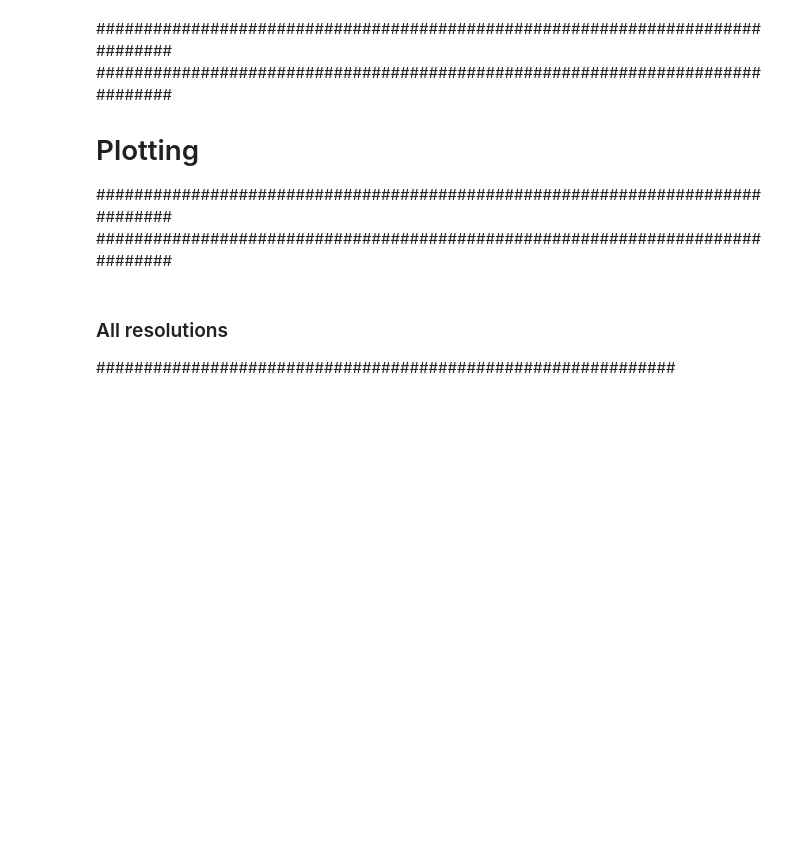
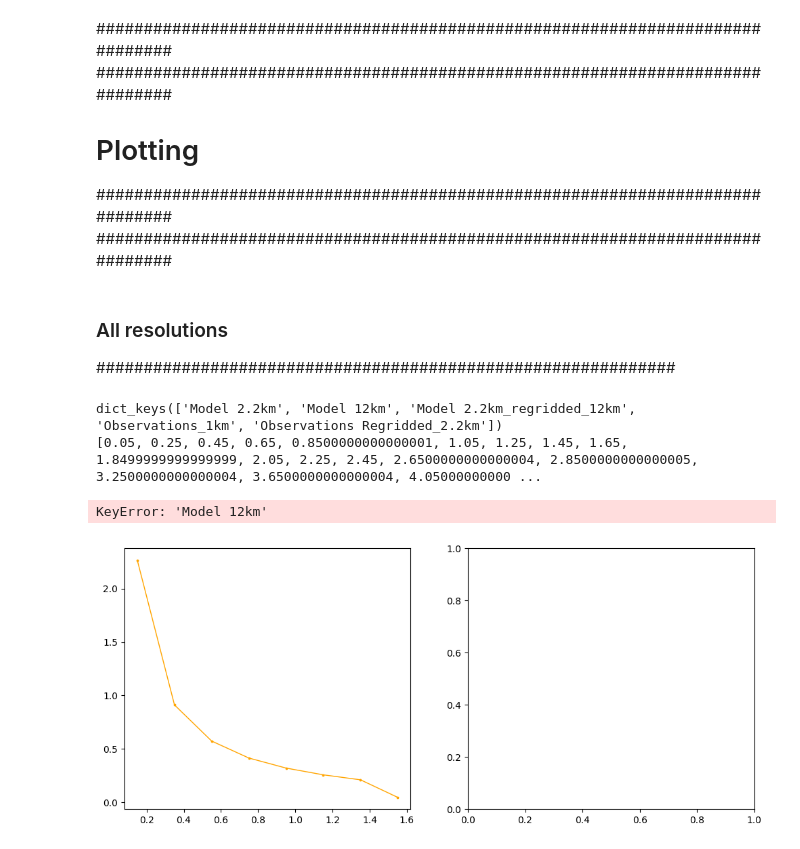
Before and after one commit to masher92/UKCP18, a Jupyter notebook: UKCP18_Validation/PrecipitationPDFs/leeds-at-centre/Compare_RCM_CPM_OBS.ipynb, the cells around one changed output. Drawn from its saved outputs; the diff is of its cells as text; code cells hidden in the pictures; blank space fills up the shorter version.

```diff
--- a/UKCP18_Validation/PrecipitationPDFs/leeds-at-centre/Compare_RCM_CPM_OBS.ipynb
+++ b/UKCP18_Validation/PrecipitationPDFs/leeds-at-centre/Compare_RCM_CPM_OBS.ipynb
@@ -80,9 +78,9 @@ for resolution in ['2.2km', '12km', '2.2km_regridded_12km']:
 
     for em in ems:
         print(em)
-        # data_2_2km_npy = np.load(f"ProcessedData/TimeSeries/UKCP18_hourly/2.2km/{timeperiod}/leeds-at-centre/{em}/leeds-at-centre_jja.npy")
-        data_12km_npy = np.load(f"ProcessedData/TimeSeries/UKCP18_hourly/12km/{timeperiod}/leeds-at-centre/{em}/leeds-at-centre_jja.npy")
-        data_2_2km_reridded_npy = np.load(f"ProcessedData/TimeSeries/UKCP18_hourly/2.2km_regridded_12km/{timeperiod}/leeds-at-centre/{em}/leeds-at-centre_jja.npy")
+        data_2_2km_npy = np.load(f"ProcessedData/TimeSeries/UKCP18_hourly/2.2km/{timeperiod}/leeds-at-centre/{em}/leeds-at-centre_jja.npy")
+        data_12km_npy = np.load(f"ProcessedData/TimeSeries/UKCP18_hourly/12km/{timeperiod}/{em}/leeds-at-centre_jja.npy")
+        data_2_2km_reridded_npy = np.load(f"ProcessedData/TimeSeries/UKCP18_hourly/2.2km_regridded_12km/{timeperiod}/{em}/leeds-at-centre_jja.npy")
 
         # Repeat this 1221 times to be the same length as the precip data for whole of Leeds
         # This is to do with the number of cells (so for 12km and 2.2km_regridded_12km it is 36)
@@ -324,6 +275,30 @@ def log_discrete_histogram_lesslegend(ax, results_dict, cols_dict, wet_values, s
     #     ax.yaxis.set_major_formatter(formatter)
 
     return numbers_in_each_bin
+# %%
+for dict, overlapping_status in zip([leeds_data_dict], [""]):
+    print(dict.keys(), overlapping_status)
+    cols_dict = {'Observations Regridded_2.2km' : 'black',
+                  'Model 2.2km' : 'orange'}
+    # Create patches
+    patches= []
+    for key, val in cols_dict.items():
+        patch = mpatches.Patch(color= val, label= key)
+        patches.append(patch)
+
+    fig, ax = plt.subplots(ncols=2, figsize=(12,5))
+    # Create plot
+    log_discrete_histogram_lesslegend(ax[0], dict, cols_dict, False, True, bin_nos, "Precipitation (mm/hr)",
+                                      patches, True, 3, x_axis, y_axis)#
+    log_discrete_histogram_lesslegend(ax[1], dict, cols_dict, False, False, bin_nos, "Precipitation (mm/hr)",
+                                      patches, True, 120, x_axis, y_axis)
+    #Save
+#     plt.savefig("Scripts/UKCP18/PrecipitationPDFs/leeds-at-centre/Figs/RCMvsCPMvsObs/All{}_{}.png".format(overlapping_status, jja_status))
+# %% [output]
+dict_keys(['Model 2.2km', 'Model 12km', 'Model 2.2km_regridded_12km', 'Observations_1km', 'Observations Regridded_2.2km'])
+[0.05, 0.25, 0.45, 0.65, 0.8500000000000001, 1.05, 1.25, 1.45, 1.65, 1.8499999999999999, 2.05, 2.25, 2.45, 2.6500000000000004, 2.8500000000000005, 3.2500000000000004, 3.6500000000000004, 4.05000000000 ...
+KeyError: 'Model 12km'
+[figure, added]
 # %%
 for dict, overlapping_status in zip([leeds_data_dict], [""]):
     print(dict.keys(), overlapping_status)
```
Also changed, not shown: parts of 17 cells of this notebook, 33 other files.
